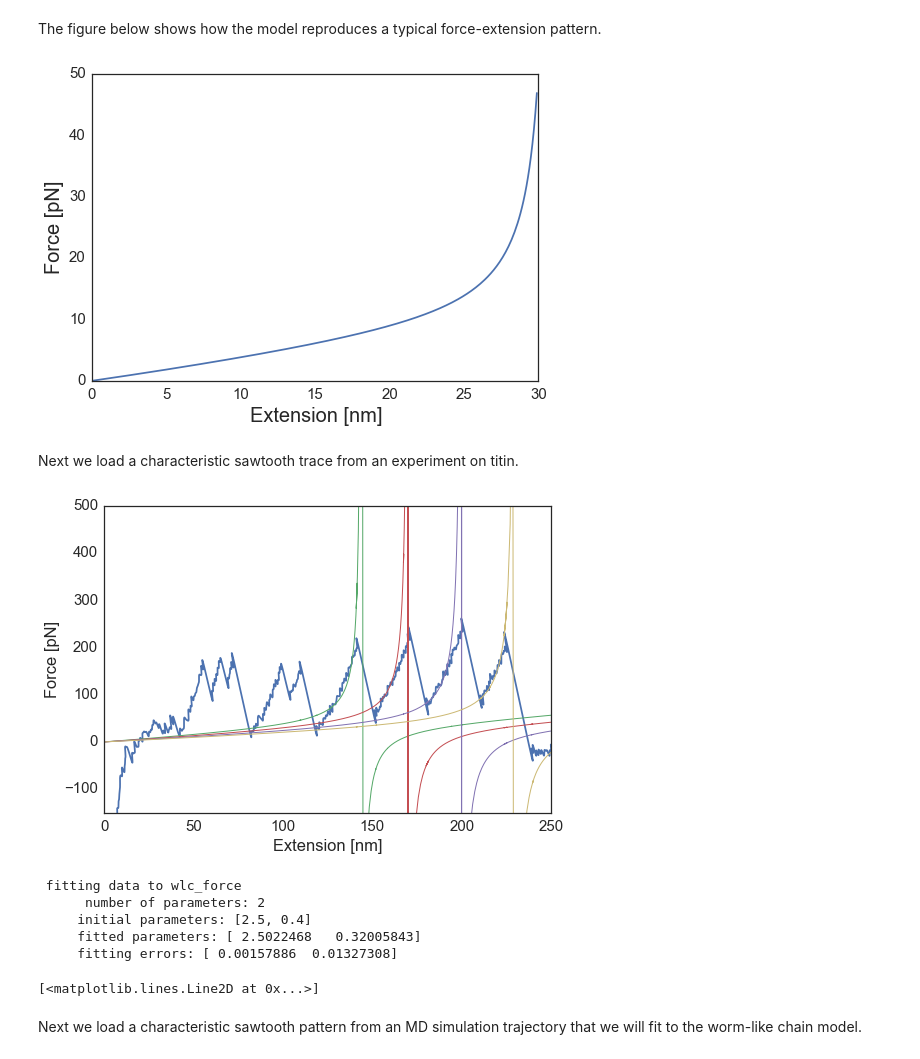
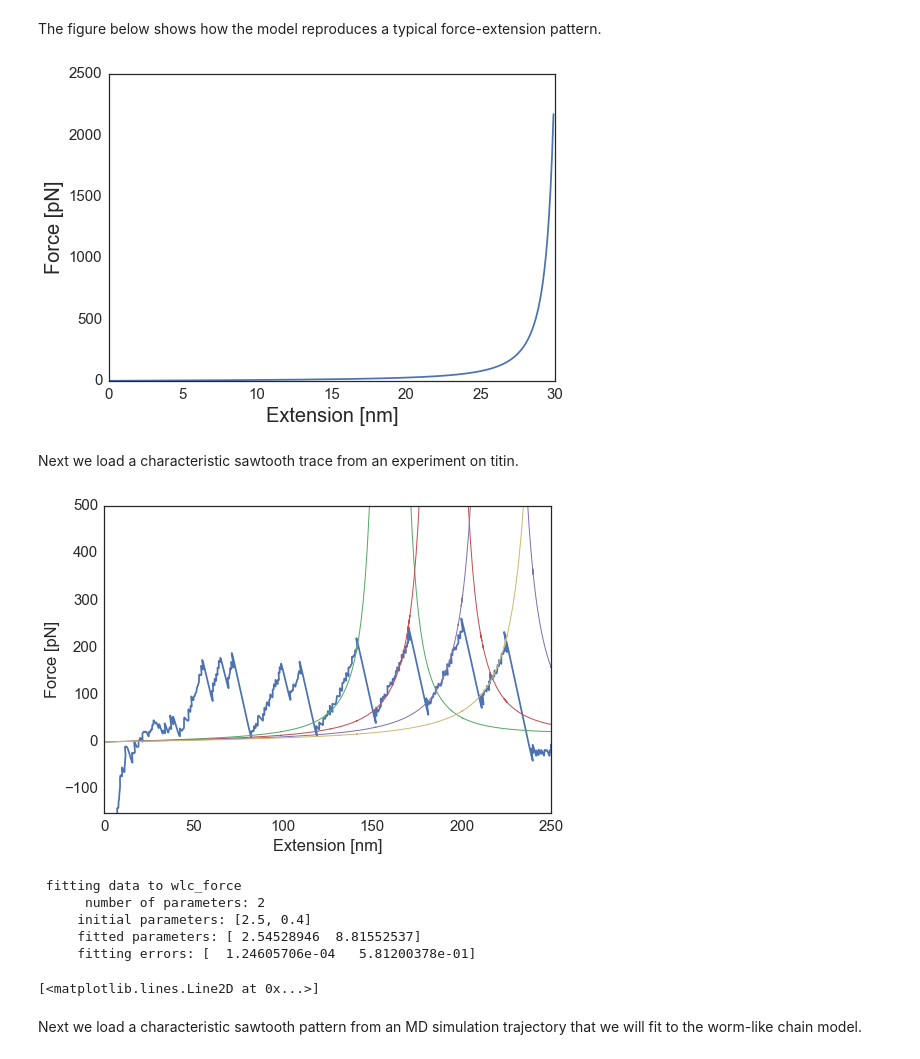
Before and after one commit to daviddesancho/AFMtools, a Jupyter notebook: WLC/WLCfits.ipynb, the cells around one changed output. Cells and saved outputs as stored; diff of their text form; code cells hidden in the pictures.

```diff
--- a/WLC/WLCfits.ipynb
+++ b/WLC/WLCfits.ipynb
@@ -19,7 +19,7 @@ def wlc_force(x, L, p):
     #kBT = 8.314e-3*300 # kJ/mol
     kBT = 1.381e-23*300 # J
     invL = 1./L # nm^-1
-    return kBT/p*(1./(4*(1-(x*invL)**2)) - 1./4 + x*invL)*1e21 # pN
+    return kBT/p*(1./(4*(1-x*invL)**2) - 1./4 + x*invL)*1e21 # pN
 # %% [markdown]
 The figure below shows how the model reproduces a typical force-extension pattern.
 # %%
@@ -29,7 +29,7 @@ ax.plot(x, wlc_force(x, 31,0.38))
 ax.set_xlabel('Extension [nm]', size=20)
 _ = ax.set_ylabel('Force [pN]', size=20)
 # %% [output]
-[figure, old version]
+[figure, new version]
 # %% [markdown]
 Next we load a characteristic sawtooth trace from an experiment on titin.
 # %%
@@ -81,19 +81,19 @@ class Fit():
 # %%
 force_extension = np.array([(float(x.split()[0]), float(x.split()[1])) \
                    for x in open('HumanGoodTrace.txt', 'r').readlines()])
 #force_extension = force_extension[650:1400]
 fig, ax = plt.subplots()
 ax.plot(force_extension[0:,0], force_extension[:,1])
-for l in [144, 170, 200, 230]:
-    ax.plot(force_extension[0:,0], wlc_force(force_extension[:,0], l, 0.1), linewidth=1)
+for l in [160, 190, 221, 253]:
+    ax.plot(force_extension[0:,0], wlc_force(force_extension[:,0], l, 0.4), linewidth=1)
 ax.set_xlim(0,250)
 ax.set_ylim(-150,500)
 #ax.set_ylim(10,400)
 #ax.set_yscale('log')
 ax.set_xlabel('Extension [nm]')
 _ = ax.set_ylabel('Force [pN]')
 # %% [output]
-[figure, old version]
+[figure, new version]
 # %%
 fitwlc = Fit(wlc_force, force_extension[:,0], force_extension[:,1], p0 = [2.5,0.4])
 ax.plot(force_extension[:,0], fitwlc(force_extension[:,0]))
@@ -101,8 +101,8 @@ ax.plot(force_extension[:,0], fitwlc(force_extension[:,0]))
  fitting data to wlc_force
       number of parameters: 2
      initial parameters: [2.5, 0.4]
-     fitted parameters: [ 2.5022468   0.32005843]
-     fitting errors: [ 0.00157886  0.01327308]
+     fitted parameters: [ 2.54528946  8.81552537]
+     fitting errors: [  1.24605706e-04   5.81200378e-01]
 [<matplotlib.lines.Line2D at 0x...>]
 # %% [markdown]
 Next we load a characteristic sawtooth pattern from an MD simulation trajectory that we will fit to the worm-like chain model.
```
Also changed, not shown: parts of 1 cell of this notebook.
